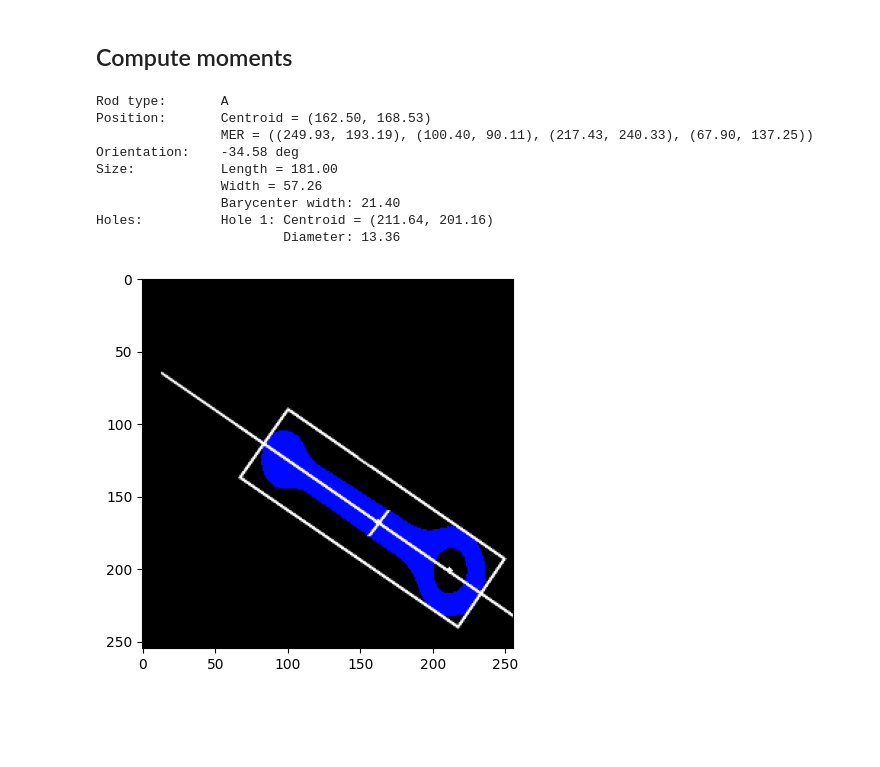
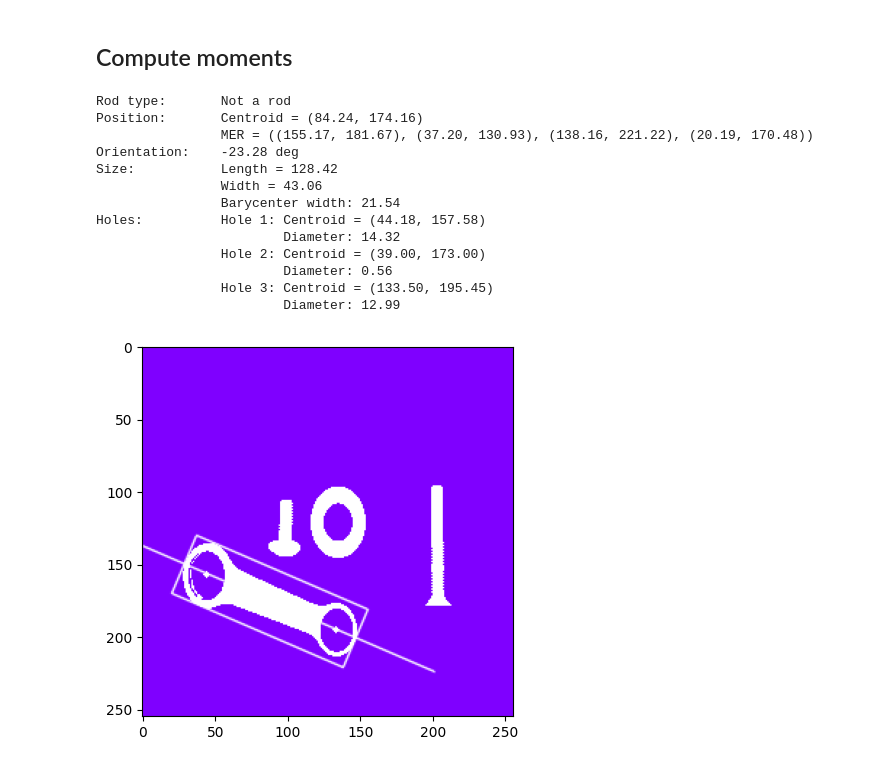
Before and after one commit to matteoperiani2/rod_analysis, a Jupyter notebook: project.ipynb, the cells around one changed output. Saved outputs shown, nothing was run; the diff lists cells and outputs as text; code cells hidden in the pictures; blank space fills up the shorter version.

```diff
--- a/project.ipynb
+++ b/project.ipynb
@@ -9,11 +9,13 @@ import numpy as np
 import math
 from matplotlib import pyplot as plt
 from scipy.spatial import distance as dist
+
+rod_colors = [(255, 0, 0), (0, 0, 255), (255, 127, 255), (127, 0, 255), (127, 0, 127), (0, 255, 0), (255, 255, 0), (0, 255, 255), (255, 0, 255), ]
 # %% [markdown]
 ## Import image
 Import first image
 # %%
-img_path = "./images/task2/task21/TESI44.BMP"
+img_path = "./images/task2/task21/TESI49.BMP"
 img = cv2.imread(img_path, cv2.IMREAD_GRAYSCALE)
 # %% [markdown]
 Apply median blur filter severl times to remove disturbing dust and refine edges
@@ -77,17 +67,8 @@ for i in range(1, num_labels):
 
     holes.append(c_holes)
 
-    # if the object not contains holes, it is removed from the image
-    if len(c_holes) == 0:
-        labels[component == 255] = 0
-        labeled_img[component == 255] = 0 # just for visualization purpose
-
-
-
-draw_hole_img = labeled_img.copy()
-for c_hole in holes:
-    for hole in c_hole:
-        draw_hole_img = cv2.circle(draw_hole_img, np.rint(hole[0]).astype(int),  round(hole[1]), (255,255,255), 2)
-
-plt.imshow(draw_hole_img)
-plt.show()
+# print(f"Number of holes: {len(holes)}")
+# print("\t\tHole center\t\t\t\tDiameter")
+# for hole in holes:
+#     if len(hole) > 0:
+#         print(f"({hole[0][0][0]}, {hole[0][0][0]})\t\t{hole[0][1]}")
@@ -269,6 +248,8 @@ def print_rod_info(centroid, mer, angle, length, width, bar_width, holes, c):
     print(string)
 # %%
 visualization = True
+
+labeled_img = cv2.cvtColor(binarized_img.copy(), cv2.COLOR_GRAY2RGB)
 
 for i in range(1, num_labels):
     component = get_component(labels, i)
@@ -283,12 +264,13 @@ for i in range(1, num_labels):
     # finde MER
     mer, length, width = find_mer(component, theta, centroids[i])
 
-    enlongatedness = length / width
+    enlongatedness = length / width if width > 0 else 1
 
     # if the object ins't a rod, it's ignored and removed from image (just for visualization purpose)
-    if len(holes[i-1]) == 0 or enlongatedness < 1.8:
-        labeled_img[component == 255] = 0 # just for visualization purpose
+    if len(holes[i-1]) == 0 or enlongatedness < 1.5:
         continue
+
+    labeled_img[labels == labels[i]] = [rod_colors[i- 1][0], rod_colors[i - 1][1], rod_colors[i - 1][2]]
 
     # iteration over holes
     for j in range(2, num_labels_c):
@@ -310,40 +292,44 @@ for i in range(1, num_labels):
 
         # draw mer
         v1, v2, v3, v4 = mer[0], mer[1], mer[2], mer[3]
         cv2.line(labeled_img, (int(v1[0]), int(v1[1])), (int(v3[0]), int(v3[1])), (255, 255, 255), 1, cv2.LINE_AA)
         cv2.line(labeled_img, (int(v2[0]), int(v2[1])), (int(v1[0]), int(v1[1])), (255, 255, 255), 1, cv2.LINE_AA)
         cv2.line(labeled_img, (int(v3[0]), int(v3[1])), (int(v4[0]), int(v4[1])), (255, 255, 255), 1, cv2.LINE_AA)
         cv2.line(labeled_img, (int(v4[0]), int(v4[1])), (int(v2[0]), int(v2[1])), (255, 255, 255), 1, cv2.LINE_AA)
 
         # draw orentation axis
         # length = int(length * 1.3 / 2)
         length = int(length)
         alpha = -math.sin(theta)
         beta = math.cos(theta)
 
         p1 = (int(centroids[i][0] + length * beta),
             int(centroids[i][1] + length * alpha))
 
         p2 = (int(centroids[i][0] - length * beta),
             int(centroids[i][1] - length * alpha))
 
         cv2.line(labeled_img, (p1[0], p1[1]), (p2[0], p2[1]), (255, 255, 255), 1, cv2.LINE_AA)
 
         # draw baricentre width
         p1, p2 = bar_points[0], bar_points[1]
 
         cv2.line(labeled_img, (p1[0], p1[1]), (p2[0], p2[1]), (255, 255, 255), 1, cv2.LINE_AA)
 
 plt.imshow(labeled_img)
 plt.show()
 # %% [output]
-Rod type:       A
-Position:       Centroid = (162.50, 168.53)
-                MER = ((249.93, 193.19), (100.40, 90.11), (217.43, 240.33), (67.90, 137.25))
-Orientation:    -34.58 deg
-Size:           Length = 181.00
-                Width = 57.26
-                Barycenter width: 21.40
-Holes:          Hole 1: Centroid = (211.64, 201.16)
-                        Diameter: 13.36
+Rod type:       Not a rod
+Position:       Centroid = (84.24, 174.16)
+                MER = ((155.17, 181.67), (37.20, 130.93), (138.16, 221.22), (20.19, 170.48))
+Orientation:    -23.28 deg
+Size:           Length = 128.42
+                Width = 43.06
+                Barycenter width: 21.54
+Holes:          Hole 1: Centroid = (44.18, 157.58)
+                        Diameter: 14.32
+                Hole 2: Centroid = (39.00, 173.00)
+                        Diameter: 0.56
+                Hole 3: Centroid = (133.50, 195.45)
+                        Diameter: 12.99
-[figure, old version]
+[figure, new version]
```
Also changed, not shown: parts of 4 cells of this notebook.
